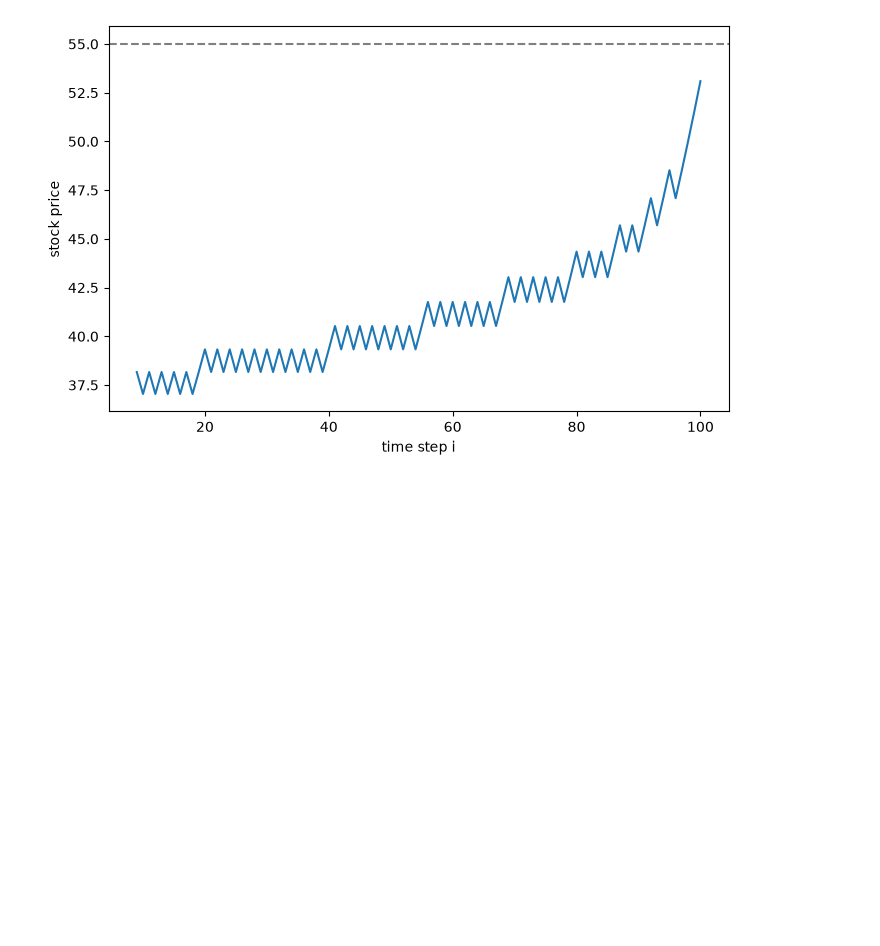
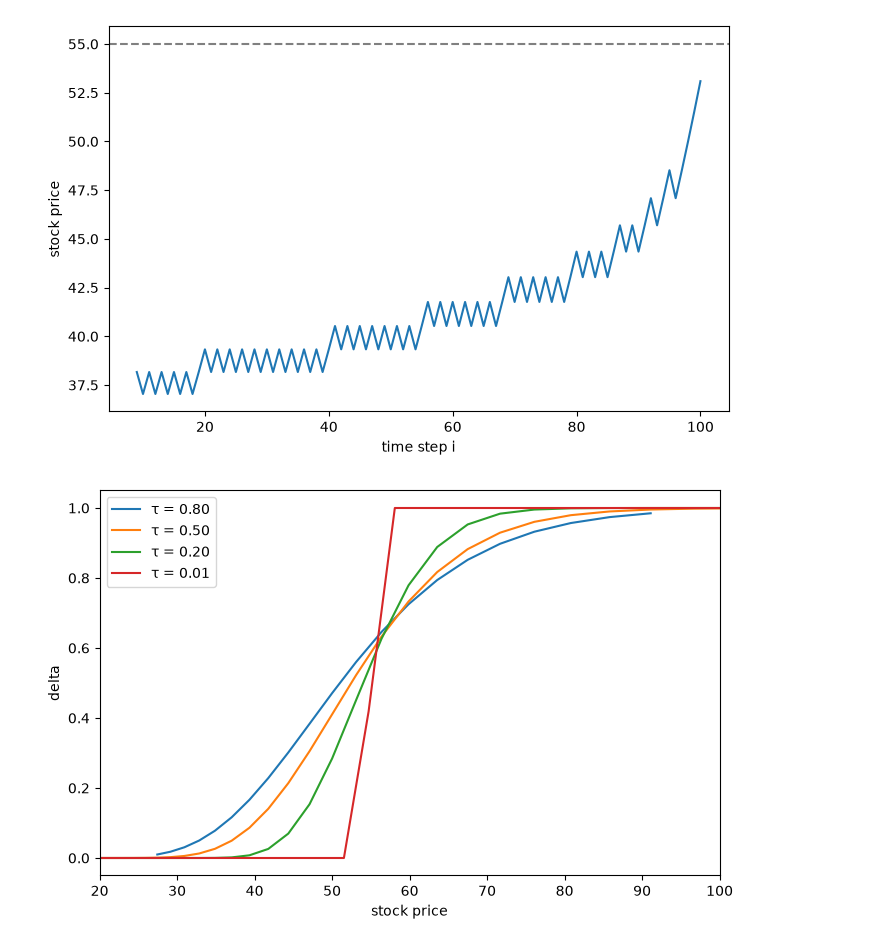
Before and after one commit to YanchenZheng2005/numerical-pricing, a Jupyter notebook: notebooks/figures.ipynb, the cells around one changed output. Cells and saved outputs as stored; diff of their text form; code cells hidden in the pictures; blank space fills up the shorter version.

Commit message:
Add delta profile figure

```diff
--- a/notebooks/figures.ipynb
+++ b/notebooks/figures.ipynb
@@ -101,3 +101,30 @@ plt.savefig("../figures/exercise_boundary.png", dpi=150, bbox_inches="tight")
 plt.show()
 # %% [output]
 [figure]
+# %%
+S0, r, T, K, sigma, n = 50, 0.05, 1, 55, 0.3, 100
+delta_t = T / n
+u = math.exp(sigma * math.sqrt(delta_t))
+d = 1 / u
+
+stock_price = stock_lattice(S0, u, d, n)
+stock_share_tree, _ = portfolio_tree(S0, u, d, r, T, n, call(K))
+time = [20, 50, 80, 99]
+
+fig, ax = plt.subplots(figsize=(8, 5))
+for i in time:
+    stock_share = stock_share_tree[i][:i + 1]
+    tstock_price = stock_price[i][:i + 1]
+    ax.plot(tstock_price, stock_share, label=f"τ = {(n - i) * delta_t:.2f}")
+
+
+
+ax.set_xlim(20, 100)
+ax.legend()
+ax.set_xlabel("stock price")
+ax.set_ylabel("delta")
+
+plt.savefig("../figures/delta_profile.png", dpi=150, bbox_inches="tight")
+plt.show()
+# %% [output]
+[figure, added]
```
Also changed, not shown: parts of 1 cell of this notebook, 2 other files.
